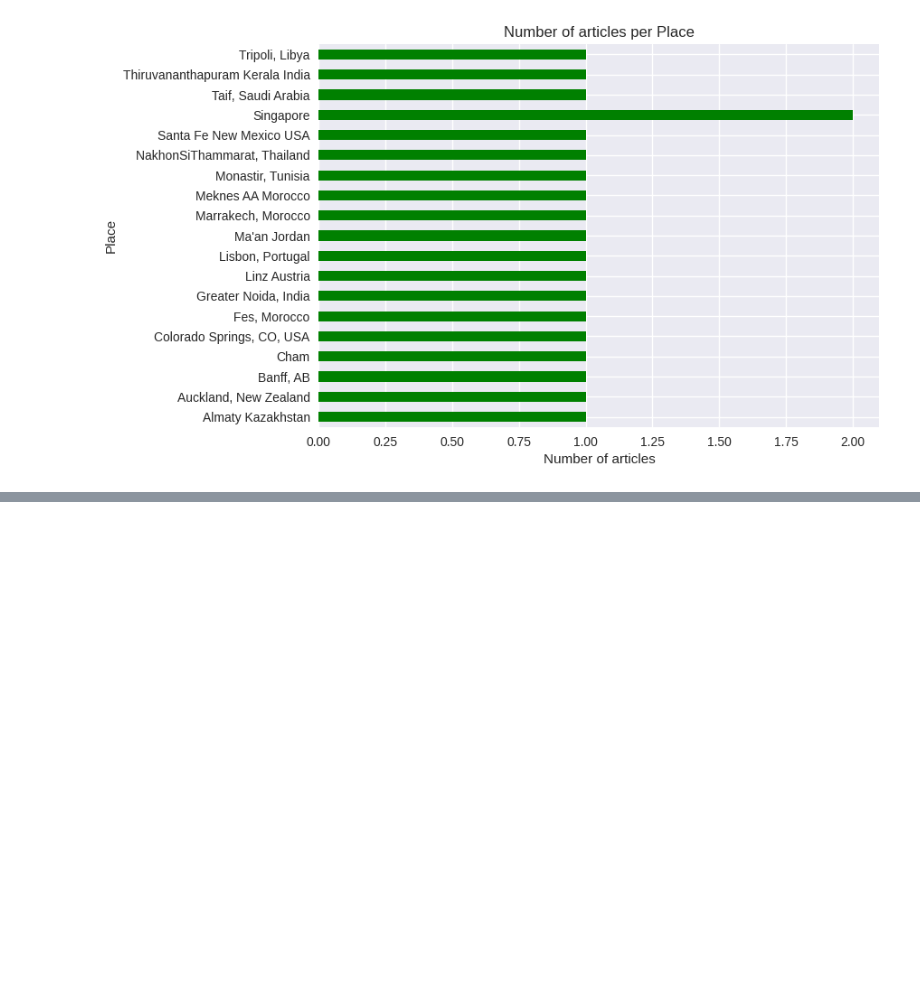
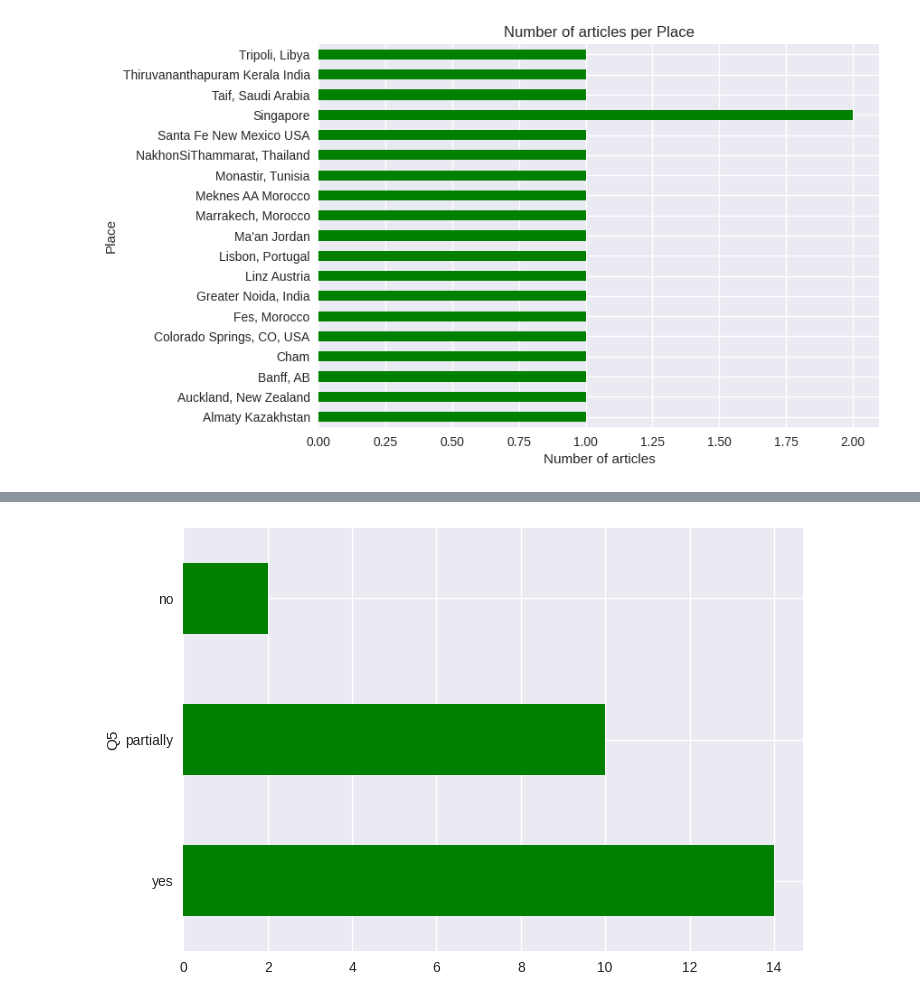
Before and after one commit to danimaniarqsoft/generative-ai-research, a Jupyter notebook: systematic-literature-review/notebook.ipynb, the cells around one changed output, grey strips where cells are left out. Saved outputs shown, nothing was run; the diff lists cells and outputs as text; code cells hidden in the pictures; blank space fills up the shorter version.

```diff
--- a/systematic-literature-review/notebook.ipynb
+++ b/systematic-literature-review/notebook.ipynb
@@ -125,0 +142,4 @@ plt.show()
+# %%
+q5 = articles_assessment['Q5'].value_counts().plot.barh(color='green')
+# %% [output]
+[figure, added]
```
Also changed, not shown: parts of 6 cells of this notebook, 1 other file.
